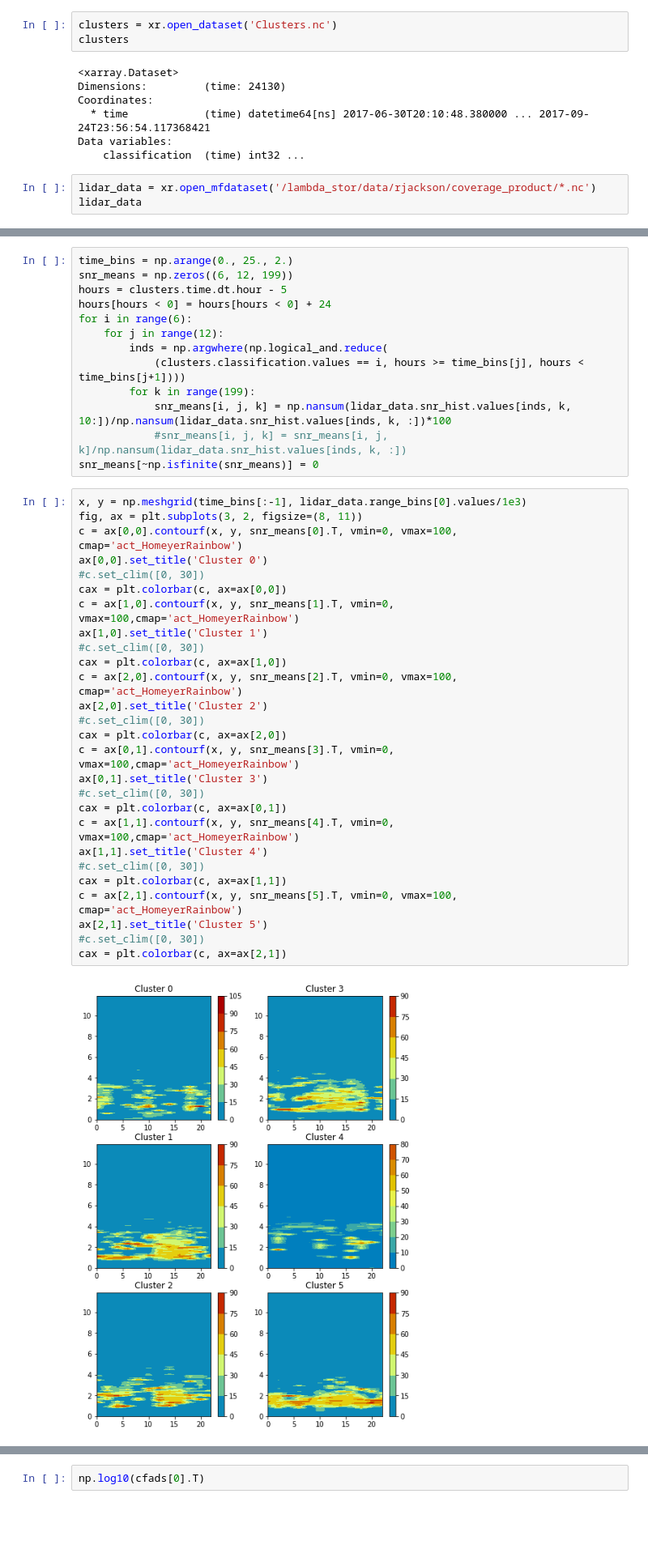
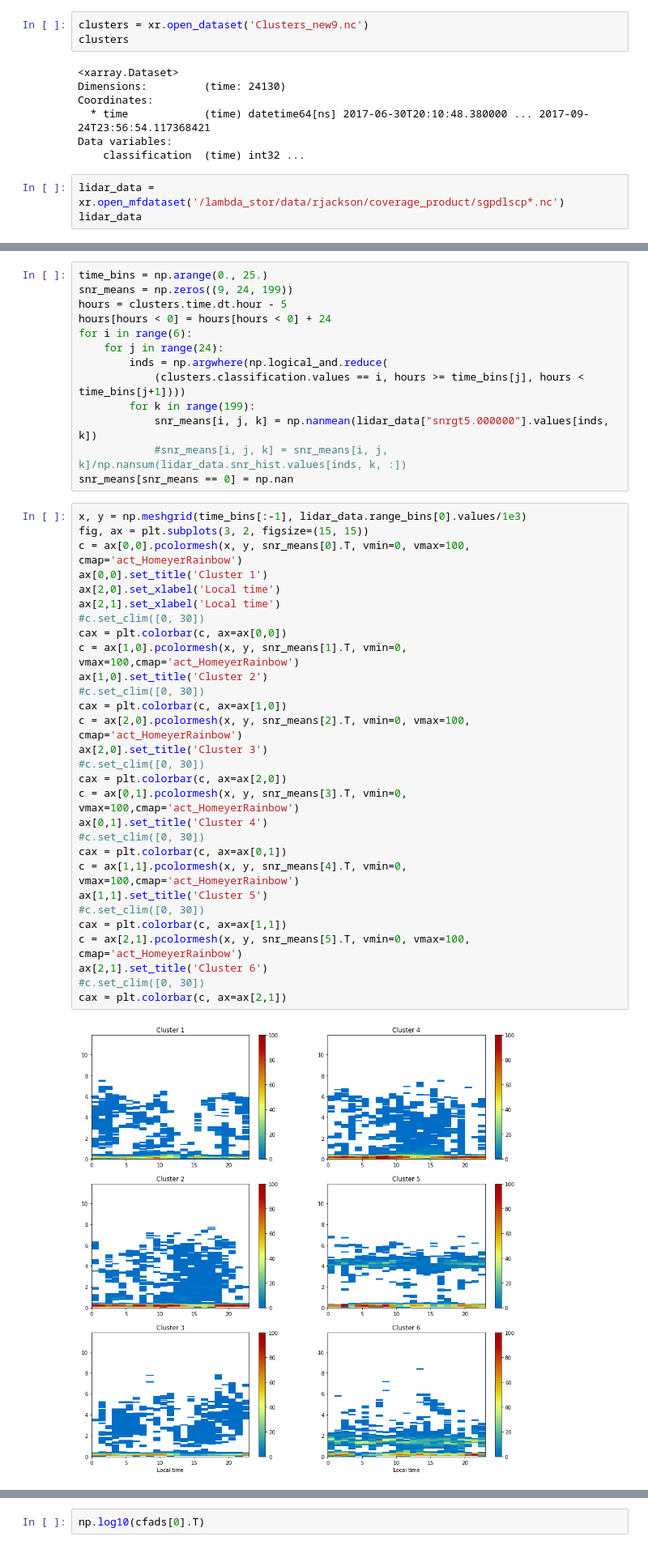
Before and after one commit to rcjackson/arming_the_edge, a Jupyter notebook: notebooks/CFADS.ipynb, the cells around one changed output, grey strips where cells are left out. Shown at 81% size. Cells and saved outputs as stored; diff of their text form; blank space fills up the shorter version.

```diff
--- a/notebooks/CFADS.ipynb
+++ b/notebooks/CFADS.ipynb
@@ -5,7 +5,7 @@ import act
 # %% [output]
 Populating the interactive namespace from numpy and matplotlib
 # %%
-clusters = xr.open_dataset('Clusters.nc')
+clusters = xr.open_dataset('Clusters_new9.nc')
 clusters
 # %% [output]
 <xarray.Dataset>
@@ -15,7 +15,7 @@ Coordinates:
 Data variables:
     classification  (time) int32 ...
 # %%
-lidar_data = xr.open_mfdataset('/lambda_stor/data/rjackson/coverage_product/*.nc')
+lidar_data = xr.open_mfdataset('/lambda_stor/data/rjackson/coverage_product/sgpdlscp*.nc')
 lidar_data
 # %% [output]
 will change. To retain the existing behavior, pass
@@ -81,47 +85,49 @@ Data variables:
     Time                      (time) datetime64[ns] 2017-06-30T20:10:48.380000 ... 2017-09-24T23:56:54.117368421
     range_bins                (time, range) float64 0.0 60.0 ... 1.188e+04
 # %%
-time_bins = np.arange(0., 25., 2.)
-snr_means = np.zeros((6, 12, 199))
+time_bins = np.arange(0., 25.)
+snr_means = np.zeros((9, 24, 199))
 hours = clusters.time.dt.hour - 5
 hours[hours < 0] = hours[hours < 0] + 24
 for i in range(6):
-    for j in range(12):
+    for j in range(24):
         inds = np.argwhere(np.logical_and.reduce(
             (clusters.classification.values == i, hours >= time_bins[j], hours < time_bins[j+1])))
         for k in range(199):
-            snr_means[i, j, k] = np.nansum(lidar_data.snr_hist.values[inds, k, 10:])/np.nansum(lidar_data.snr_hist.values[inds, k, :])*100
+            snr_means[i, j, k] = np.nanmean(lidar_data["snrgt5.000000"].values[inds, k])
             #snr_means[i, j, k] = snr_means[i, j, k]/np.nansum(lidar_data.snr_hist.values[inds, k, :])
-snr_means[~np.isfinite(snr_means)] = 0
+snr_means[snr_means == 0] = np.nan
 # %%
 x, y = np.meshgrid(time_bins[:-1], lidar_data.range_bins[0].values/1e3)
-fig, ax = plt.subplots(3, 2, figsize=(8, 11))
-c = ax[0,0].contourf(x, y, snr_means[0].T, vmin=0, vmax=100, cmap='act_HomeyerRainbow')
-ax[0,0].set_title('Cluster 0')
+fig, ax = plt.subplots(3, 2, figsize=(15, 15))
+c = ax[0,0].pcolormesh(x, y, snr_means[0].T, vmin=0, vmax=100, cmap='act_HomeyerRainbow')
+ax[0,0].set_title('Cluster 1')
+ax[2,0].set_xlabel('Local time')
+ax[2,1].set_xlabel('Local time')
 #c.set_clim([0, 30])
 cax = plt.colorbar(c, ax=ax[0,0])
-c = ax[1,0].contourf(x, y, snr_means[1].T, vmin=0, vmax=100,cmap='act_HomeyerRainbow')
-ax[1,0].set_title('Cluster 1')
+c = ax[1,0].pcolormesh(x, y, snr_means[1].T, vmin=0, vmax=100,cmap='act_HomeyerRainbow')
+ax[1,0].set_title('Cluster 2')
 #c.set_clim([0, 30])
 cax = plt.colorbar(c, ax=ax[1,0])
-c = ax[2,0].contourf(x, y, snr_means[2].T, vmin=0, vmax=100, cmap='act_HomeyerRainbow')
-ax[2,0].set_title('Cluster 2')
+c = ax[2,0].pcolormesh(x, y, snr_means[2].T, vmin=0, vmax=100, cmap='act_HomeyerRainbow')
+ax[2,0].set_title('Cluster 3')
 #c.set_clim([0, 30])
 cax = plt.colorbar(c, ax=ax[2,0])
-c = ax[0,1].contourf(x, y, snr_means[3].T, vmin=0, vmax=100,cmap='act_HomeyerRainbow')
-ax[0,1].set_title('Cluster 3')
+c = ax[0,1].pcolormesh(x, y, snr_means[3].T, vmin=0, vmax=100,cmap='act_HomeyerRainbow')
+ax[0,1].set_title('Cluster 4')
 #c.set_clim([0, 30])
 cax = plt.colorbar(c, ax=ax[0,1])
-c = ax[1,1].contourf(x, y, snr_means[4].T, vmin=0, vmax=100,cmap='act_HomeyerRainbow')
-ax[1,1].set_title('Cluster 4')
+c = ax[1,1].pcolormesh(x, y, snr_means[4].T, vmin=0, vmax=100,cmap='act_HomeyerRainbow')
+ax[1,1].set_title('Cluster 5')
 #c.set_clim([0, 30])
 cax = plt.colorbar(c, ax=ax[1,1])
-c = ax[2,1].contourf(x, y, snr_means[5].T, vmin=0, vmax=100, cmap='act_HomeyerRainbow')
-ax[2,1].set_title('Cluster 5')
+c = ax[2,1].pcolormesh(x, y, snr_means[5].T, vmin=0, vmax=100, cmap='act_HomeyerRainbow')
+ax[2,1].set_title('Cluster 6')
 #c.set_clim([0, 30])
 cax = plt.colorbar(c, ax=ax[2,1])
 # %% [output]
-[figure, old version]
+[figure, new version]
 # %%
 cfads = np.zeros((6, 199, 49))
 for i in range(6):
```
Also changed, not shown: parts of 6 cells of this notebook, 3 other files.
